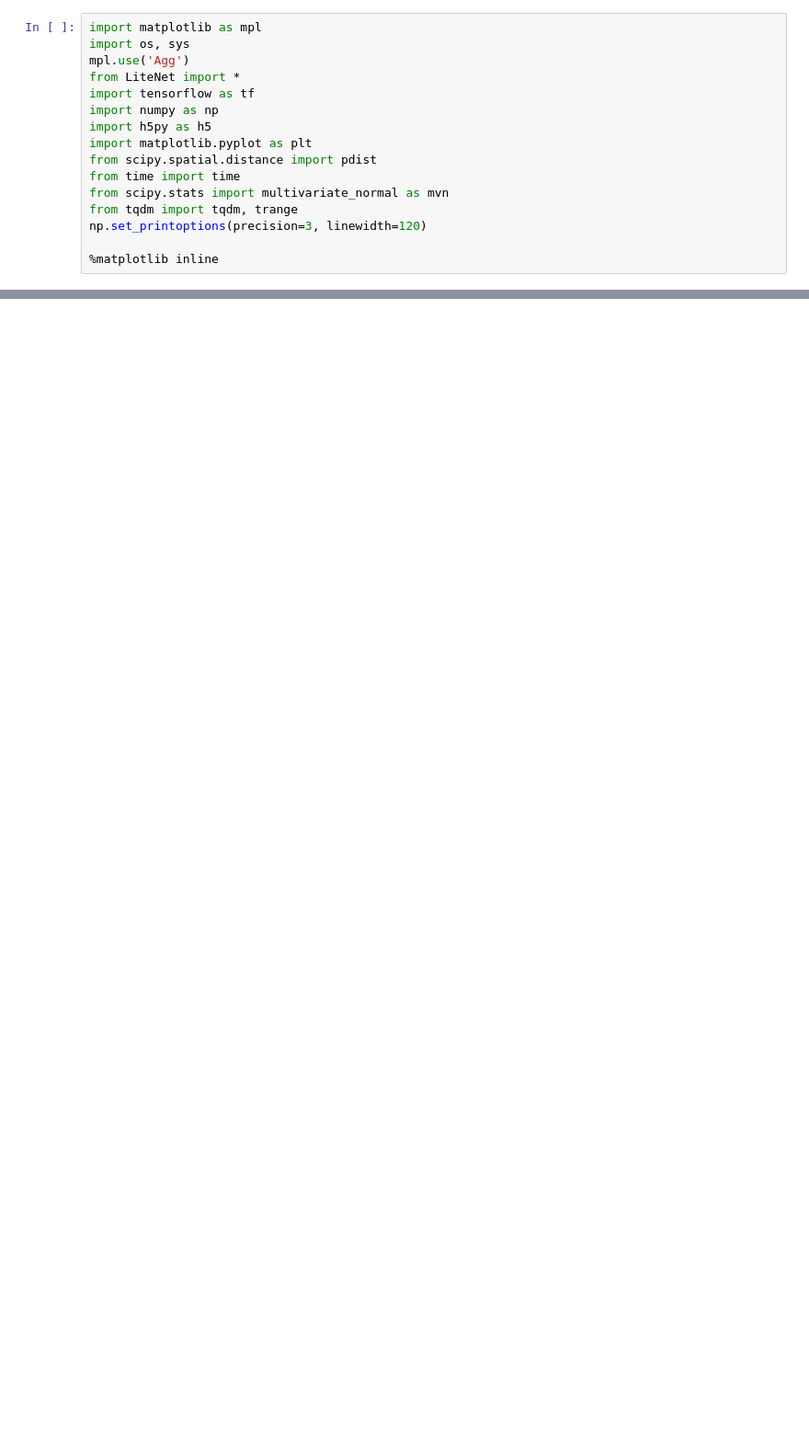
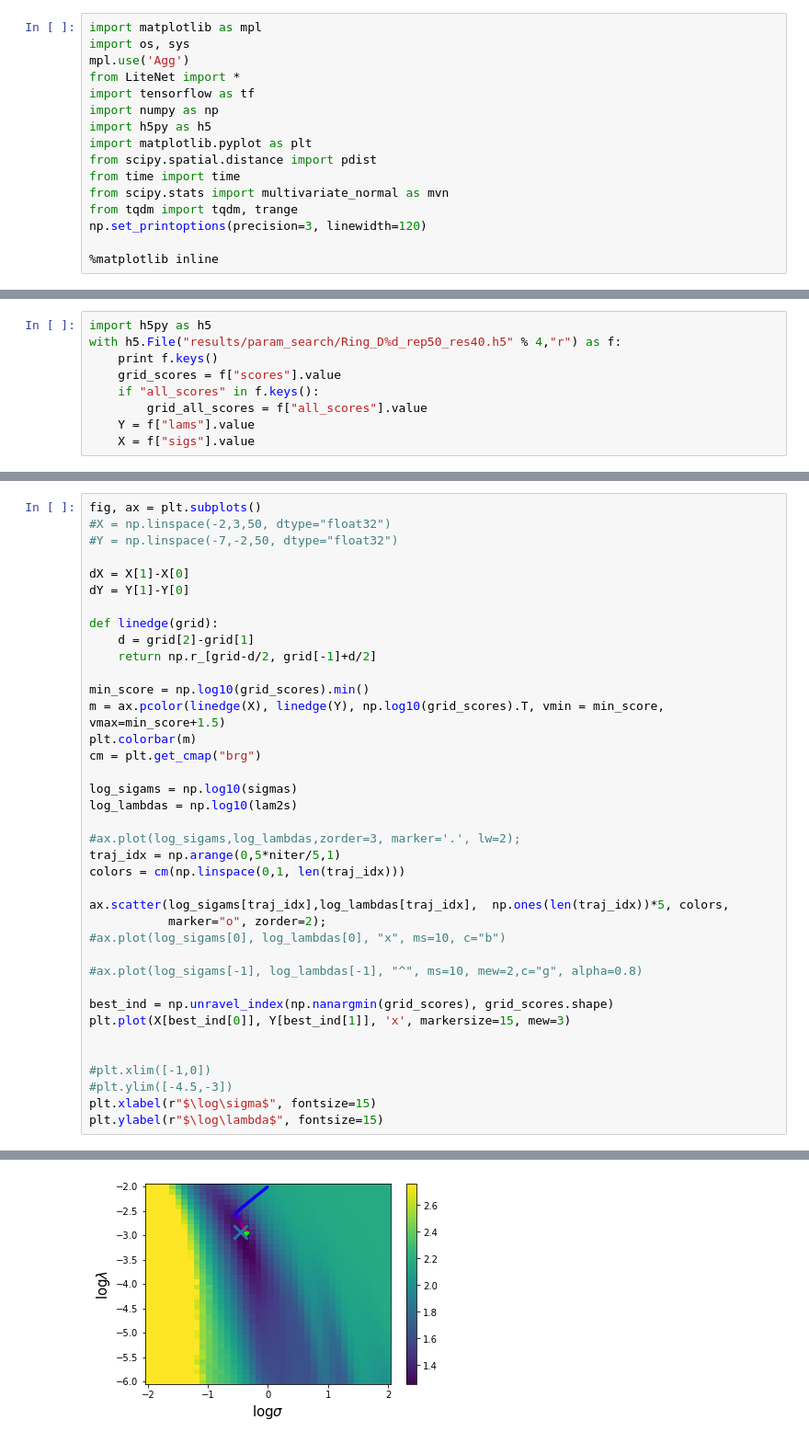
Before and after one commit to kevin-w-li/deep-kexpfam, a Jupyter notebook: Ring_Gaussian_kernel_param_optimise.ipynb, the cells around one changed output, grey strips where cells are left out. Shown: that part at 92% size. Cells and saved outputs as stored; diff of their text form; blank space fills up the shorter version.

```diff
--- a/Ring_Gaussian_kernel_param_optimise.ipynb
+++ b/Ring_Gaussian_kernel_param_optimise.ipynb
@@ -396,0 +355,9 @@ plt.plot(X[best_ind[0]], Y[best_ind[1]], 'x', markersize=15, mew=3)
+# %%
+import h5py as h5
+with h5.File("results/param_search/Ring_D%d_rep50_res40.h5" % 4,"r") as f:
+    print f.keys()
+    grid_scores = f["scores"].value
+    if "all_scores" in f.keys():
+        grid_all_scores = f["all_scores"].value
+    Y = f["lams"].value
+    X = f["sigs"].value
@@ -396,0 +372,39 @@ plt.plot(X[best_ind[0]], Y[best_ind[1]], 'x', markersize=15, mew=3)
+# %%
+fig, ax = plt.subplots()
+#X = np.linspace(-2,3,50, dtype="float32")
+#Y = np.linspace(-7,-2,50, dtype="float32")
+
+dX = X[1]-X[0]
+dY = Y[1]-Y[0]
+
+def linedge(grid):
+    d = grid[2]-grid[1]
+    return np.r_[grid-d/2, grid[-1]+d/2]
+
+min_score = np.log10(grid_scores).min()
+m = ax.pcolor(linedge(X), linedge(Y), np.log10(grid_scores).T, vmin = min_score, vmax=min_score+1.5)
+plt.colorbar(m)
+cm = plt.get_cmap("brg")
+
+log_sigams = np.log10(sigmas)
+log_lambdas = np.log10(lam2s)
+
+#ax.plot(log_sigams,log_lambdas,zorder=3, marker='.', lw=2);
+traj_idx = np.arange(0,5*niter/5,1)
+colors = cm(np.linspace(0,1, len(traj_idx)))
+
+ax.scatter(log_sigams[traj_idx],log_lambdas[traj_idx],  np.ones(len(traj_idx))*5, colors,
+           marker="o", zorder=2);
+#ax.plot(log_sigams[0], log_lambdas[0], "x", ms=10, c="b")
+
+#ax.plot(log_sigams[-1], log_lambdas[-1], "^", ms=10, mew=2,c="g", alpha=0.8)
+
+best_ind = np.unravel_index(np.nanargmin(grid_scores), grid_scores.shape)
+plt.plot(X[best_ind[0]], Y[best_ind[1]], 'x', markersize=15, mew=3)
+
+
+#plt.xlim([-1,0])
+#plt.ylim([-4.5,-3])
+plt.xlabel(r"$\log\sigma$", fontsize=15)
+plt.ylabel(r"$\log\lambda$", fontsize=15)
+# %% [output]
@@ -396,0 +412 @@ plt.plot(X[best_ind[0]], Y[best_ind[1]], 'x', markersize=15, mew=3)
+[figure, added]
```
Also changed, not shown: parts of 40 cells of this notebook, 3 other files.
